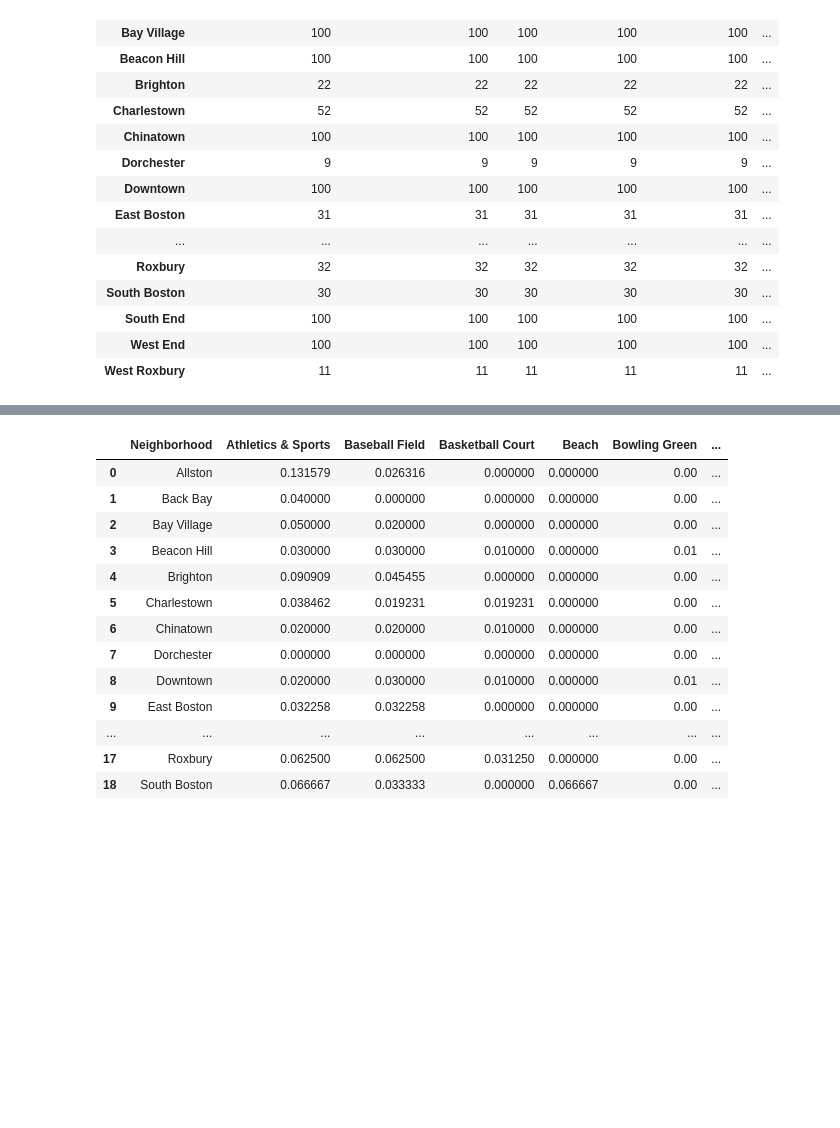
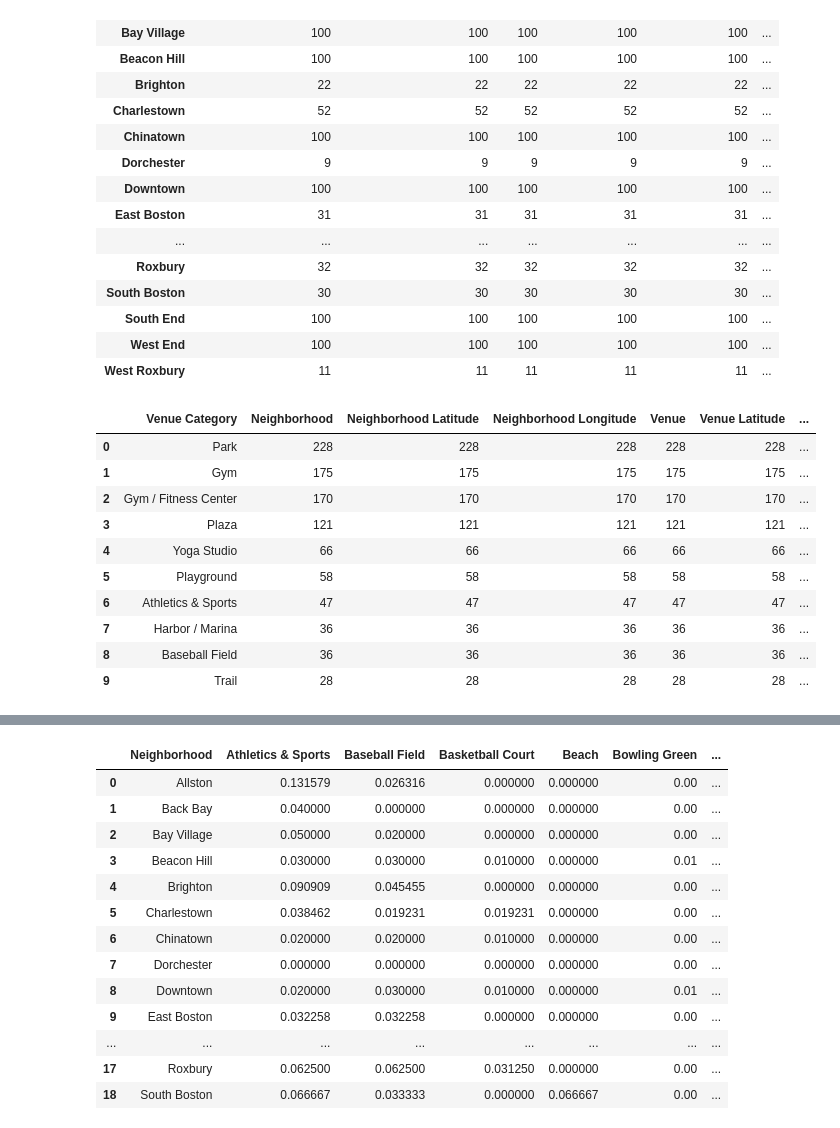
Before and after one commit to chitvansaggu/Boston-Recreation-Tour, a Jupyter notebook: Boston Recreation Tour.ipynb, the cells around one changed output, grey strips where cells are left out. Saved outputs shown, nothing was run; the diff lists cells and outputs as text; code cells hidden in the pictures; blank space fills up the shorter version.

```diff
--- a/Boston Recreation Tour.ipynb
+++ b/Boston Recreation Tour.ipynb
@@ -289,3 +291,23 @@ There are 52 unique categories.
 | South End | 100 | 100 | 100 | 100 | 100 | ... |
 | West End | 100 | 100 | 100 | 100 | 100 | ... |
 | West Roxbury | 11 | 11 | 11 | 11 | 11 | ... |
+# %%
+#visualization of the most frequent recreational spots in Boston
+mostpop= boston_venues.groupby('Venue Category').count()
+mostpop.drop(columns = ['Neighborhood Latitude', 'Neighborhood Longitude', 'Venue'])
+mostpop = mostpop.sort_values(by = 'Neighborhood', ascending = False)
+mostpop= mostpop[0:10]
+mostpop.reset_index(inplace=True)
+mostpop
+# %% [output]
+|  | Venue Category | Neighborhood | Neighborhood Latitude | Neighborhood Longitude | Venue | Venue Latitude | ... |
+| 0 | Park | 228 | 228 | 228 | 228 | 228 | ... |
+| 1 | Gym | 175 | 175 | 175 | 175 | 175 | ... |
+| 2 | Gym / Fitness Center | 170 | 170 | 170 | 170 | 170 | ... |
+| 3 | Plaza | 121 | 121 | 121 | 121 | 121 | ... |
+| 4 | Yoga Studio | 66 | 66 | 66 | 66 | 66 | ... |
+| 5 | Playground | 58 | 58 | 58 | 58 | 58 | ... |
+| 6 | Athletics & Sports | 47 | 47 | 47 | 47 | 47 | ... |
+| 7 | Harbor / Marina | 36 | 36 | 36 | 36 | 36 | ... |
+| 8 | Baseball Field | 36 | 36 | 36 | 36 | 36 | ... |
+| 9 | Trail | 28 | 28 | 28 | 28 | 28 | ... |
```
Also changed, not shown: parts of 9 cells of this notebook.
